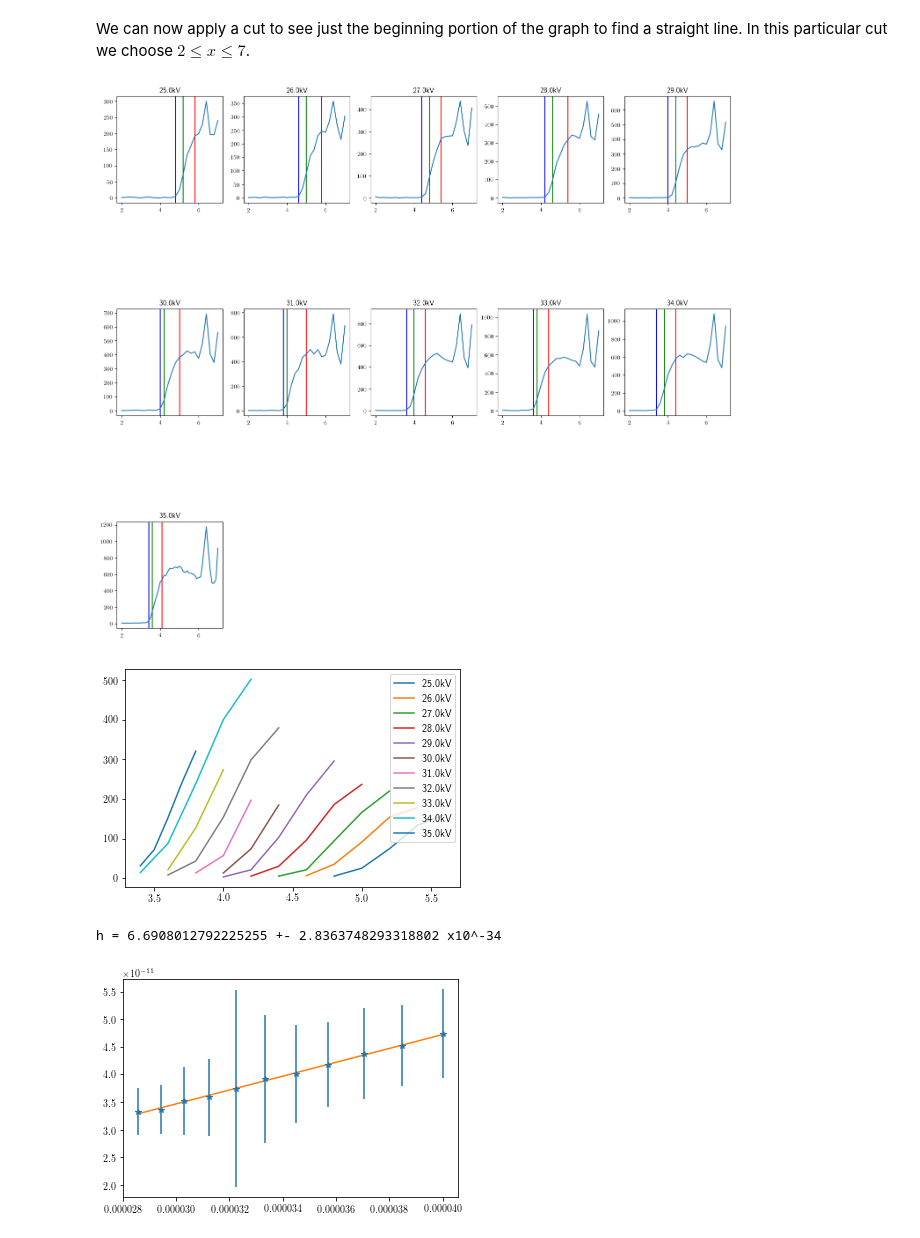
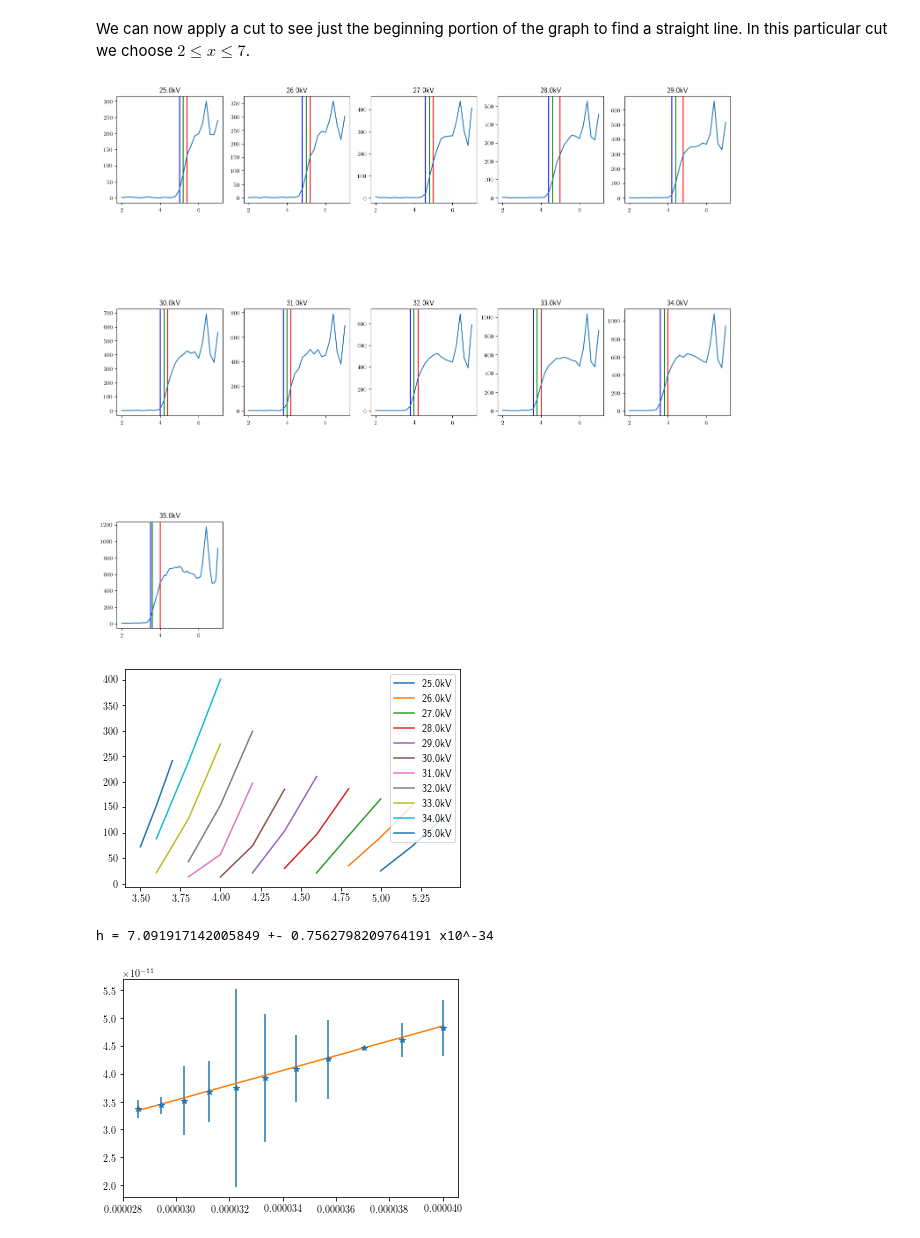
Before and after one commit to georgePadolsey/xraydata, a Jupyter notebook: X-ray report.ipynb, the cells around one changed output. Drawn from its saved outputs; the diff is of its cells as text; code cells hidden in the pictures.

```diff
--- a/X-ray report.ipynb
+++ b/X-ray report.ipynb
@@ -115,36 +115,36 @@ for i, data in enumerate(all_data):
     norm_grad = np.gradient(sys)/np.max(np.gradient(sys))
 
 
     x_i = 0
     while True:
-        if abs(norm_grad[x_i + n_cross[0]] - norm_grad[n_cross[0]]) > 0.5 * norm_grad[n_cross[0]]:
+        if abs(norm_grad[x_i + n_cross[0]] - norm_grad[n_cross[0]]) > 0.1 * norm_grad[n_cross[0]]:
             break
         x_i += 1
     x_max = sxs[x_i +  n_cross[0]]
 
 
 
     x_i = 0
     while True:
-        if abs(norm_grad[-x_i + n_cross[0]] - norm_grad[n_cross[0]]) > 0.5 * norm_grad[n_cross[0]]:
+        if abs(norm_grad[-x_i + n_cross[0]] - norm_grad[n_cross[0]]) > 0.1 * norm_grad[n_cross[0]]:
             break
         x_i += 1
     x_min = sxs[-x_i +  n_cross[0]]
 
     ax2[-1].axvline(x=line_mid, color="g")
     ax2[-1].axvline(x=x_min, color="b")
     ax2[-1].axvline(x=x_max, color="r")
 
     ax2[-1].plot(sxs,sys ,  label="{}kV".format(data["voltage"]))
     ax2[-1].set_title("{}kV".format(data["voltage"]))
     all_data[i]["x_min_i"] = -x_i +  n_cross[0]
     all_data[i]["x_max_i"] = x_i +  n_cross[0]
 
     #plt.xlabel(r"$\sin(\theta)$")
     #plt.ylabel(r"Count ($1/s$)")
     #ax2[-1].gca().legend()
 # %% [output]
-[figure, old version]
+[figure, new version]
 # %%
 for data in all_data:
     sxs = data["xs"][data["x_min_i"]:data["x_max_i"]+1]
@@ -152,7 +152,7 @@ for data in all_data:
     plt.plot(sxs,sys,label="{}kV".format(data["voltage"]))
     plt.legend()
 # %% [output]
-[figure, old version]
+[figure, new version]
 # %%
 
 def linear_model(x,a,b):
@@ -203,5 +203,5 @@ h = (1.602e-19) * gradient/(3e8)
 h_err = abs((1.602e-19) * (gradient + pcov[0,0]**0.5)/(3e8) - (1.602e-19) * gradient/(3e8))
 print("h = {} +- {} x10^-34".format(h*10**34, h_err*10**34))
 # %% [output]
-h = 6.6908012792225255 +- 2.8363748293318802 x10^-34
+h = 7.091917142005849 +- 0.7562798209764191 x10^-34
-[figure, old version]
+[figure, new version]
```
